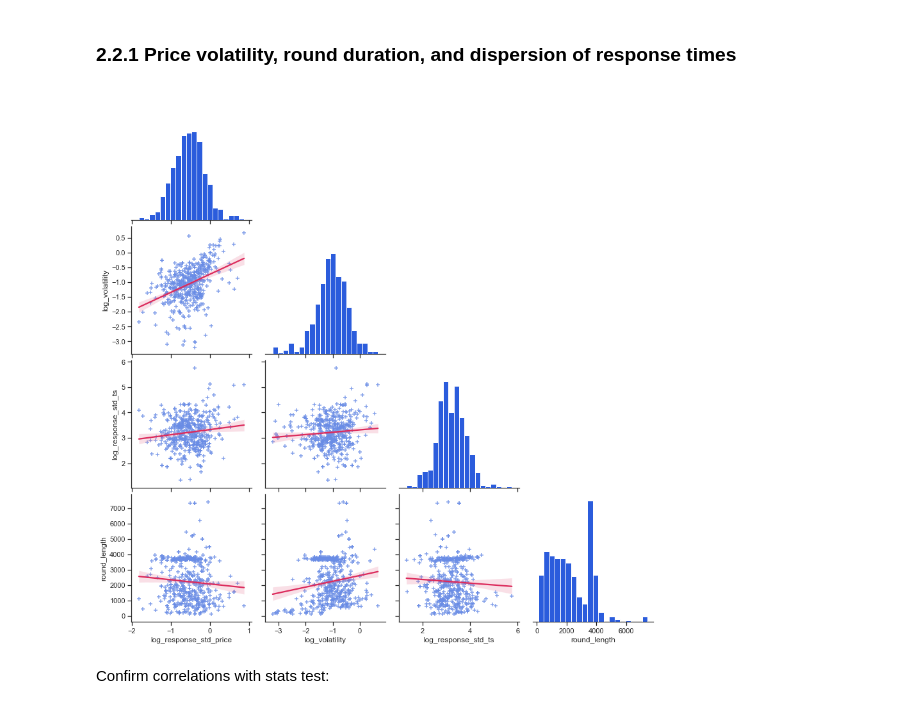
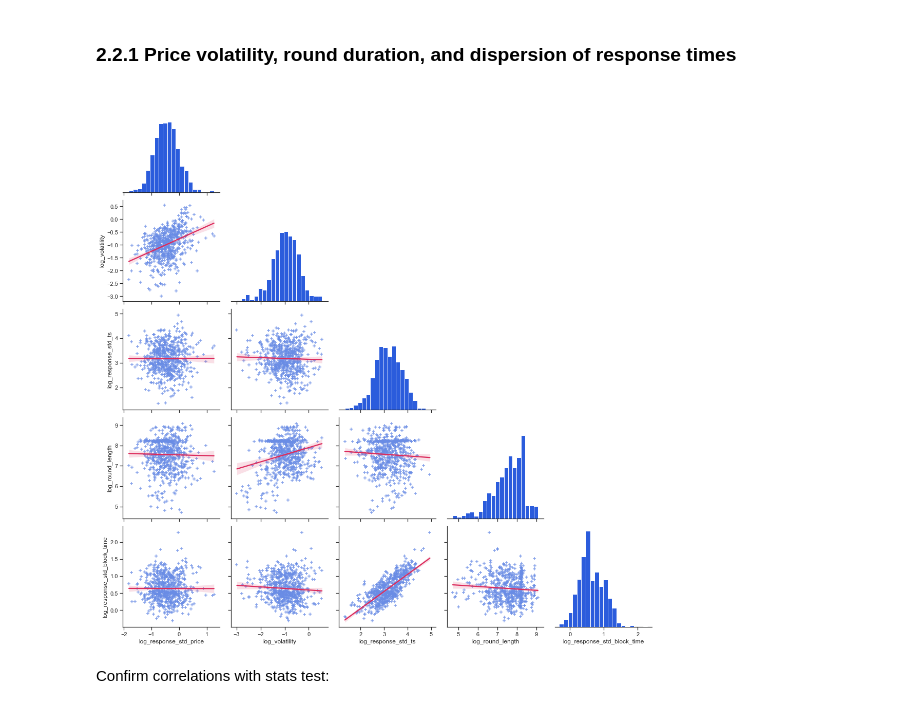
Before and after one commit to sassmilic/chainlink-price-contract-analysis, a Jupyter notebook: chainlink price feed analysis.ipynb, the cells around one changed output. Saved outputs shown, nothing was run; the diff lists cells and outputs as text; code cells hidden in the pictures.

```diff
--- a/chainlink price feed analysis.ipynb
+++ b/chainlink price feed analysis.ipynb
@@ -407,0 +382,4 @@ df_prices
+# %%
+# remove volumefrom == 0, which signifies current, unfinished round
+df_prices = df_prices[df_prices.volumefrom > 0]
+df_prices
@@ -430,9 +419,21 @@ df_rounds
+# %%
+# compute per round: std of response times, std of price, std of block time
+df_rounds[['response_std_ts', 'response_std_price', 'response_std_block_time']] = df_responses.\
+        sort_values(by=['timestamp']).\
+        drop_duplicates(subset=['answer_id', 'oracle'], keep='last').\
+        groupby('answer_id').\
+        agg(np.std)[['timestamp', 'price_float', 'blockNumber']]
 # %%
 ### removing clear outliers
-# - the last round hasn't ended (`ts_end`=0) so we remove it
-df_rounds.drop(780, inplace=True)
+# only include finished rounds
+df_rounds = df_rounds[df_rounds.ts_end > 0]
 # - also, first two rounds are exeedingly long (probably some test runs)
 df_rounds.drop(2, inplace=True)
 df_rounds.drop(3, inplace=True)
 # remove any rounds with price std > $10; clear outlier
 df_rounds = df_rounds[df_rounds['response_std_price'] < 10]
+# remove any rounds with response time > 1 day; clear outlier
+df_rounds = df_rounds[df_rounds['response_std_ts'] < 60*60*24]
+# %%
+df_rounds = df_rounds.drop_duplicates()
+df_rounds
@@ -441,36 +457,34 @@ df_rounds = df_rounds[df_rounds['response_std_price'] < 10]
 # %%
 '''
 TODO:
 - we don't want timestamps to be the only measure of response times
 - timestamps are approximated from the block number where response is located
 - want to also include "block distance"
 '''
 df = pd.DataFrame()
+### all variables need a log transform
 df['log_response_std_price'] = np.log(df_rounds['response_std_price'])
-df_rounds['log_volatility'] = np.log(df_rounds['volatility'])
-df['log_volatility'] = df_rounds['log_volatility']
+df['log_volatility'] = np.log(df_rounds['volatility'])
 df['log_response_std_ts'] = np.log(df_rounds['response_std_ts'])
-df['round_length'] = df_rounds['round_length']
+df['log_round_length'] = np.log(df_rounds['round_length'])
+df['log_response_std_block_time'] = np.log(df_rounds['response_std_block_time'])
 
-# a few weird outliers
-df = df[df['log_volatility'] > -4]
+### removing some clear outliers after first plotting the data
+df = df[df['log_response_std_ts'] < 5]
+df = df[df['log_volatility'] > -3]
 
-# remove *very* long response times
-df = df[df['log_response_std_ts'] < 6]
-
-# add log(volatility)
 df = df.dropna()
 
 sns.set(style="ticks", color_codes=True)
 g = sns.pairplot(
     df, diag_kind="hist", kind="reg", markers="+", height=3,
     palette='Blues',
     corner=True,
     diag_kws={'bins':20, 'color': CHAINLINK_BLUE},
     plot_kws={'color': CHAINLINK_BLUE_LIGHT, 'line_kws':{'color':RED}}
 )
 # %% [output]
-[figure, old version]
+[figure, new version]
 # %% [markdown]
 Confirm correlations with stats test:
 # %%
```
Also changed, not shown: parts of 35 cells of this notebook.
